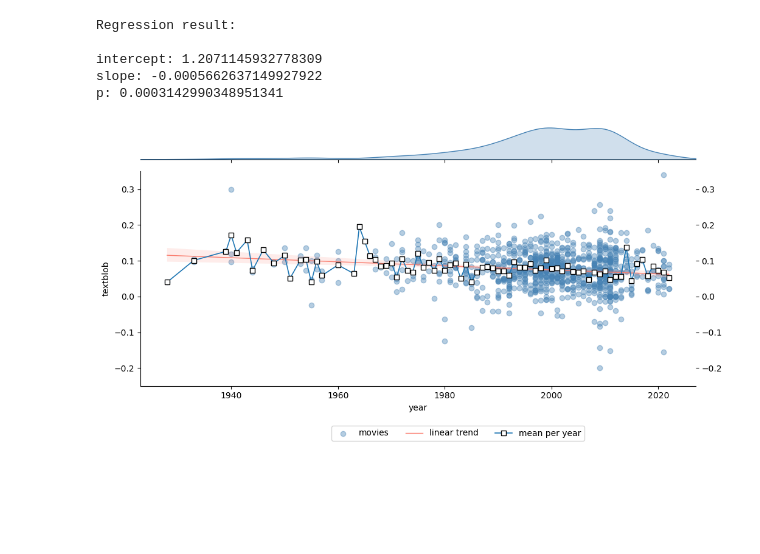
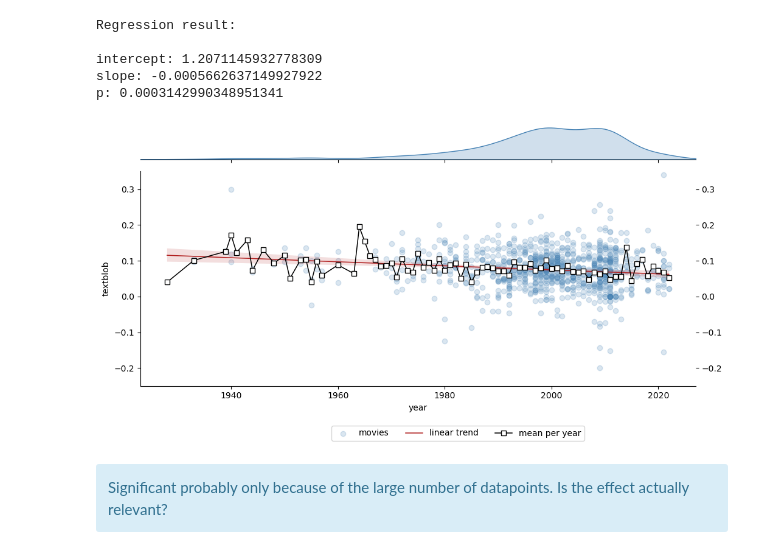
Before and after one commit to dominikpegler/computational-social-sciences, a Jupyter notebook: assignments/Assignment 4 - Socioeconomic analysis.ipynb, the cells around one changed output. Saved outputs shown, nothing was run; the diff lists cells and outputs as text; code cells hidden in the pictures; blank space fills up the shorter version.

```diff
--- a/assignments/Assignment 4 - Socioeconomic analysis.ipynb
+++ b/assignments/Assignment 4 - Socioeconomic analysis.ipynb
@@ -192,37 +192,40 @@ g = sns.JointGrid(
     y=df.textblob,
     ylim=(-0.25, 0.35),
     xlim=(-5 + min(df.year), 5 + max(df.year)),
 )
 
 regplot = g.plot_joint(
     sns.regplot,
-    scatter_kws=dict(alpha=0.4, color="steelblue"),
-    line_kws=dict(color="salmon", lw=1, label="linear trend", linestyle="-"),
+    scatter_kws=dict(alpha=0.2, color="steelblue"),
+    line_kws=dict(color="firebrick", lw=1.1, label="linear trend", linestyle="-"),
     label="movies",
 )
 
 g.plot_marginals(sns.kdeplot, fill=True, color="steelblue")
 g.ax_marg_y.set_visible(False)
 
 g.fig.figure.set_figheight(5)
 g.fig.figure.set_figwidth(12)
 
+palette = sns.color_palette(["black"])
+
 lplot = sns.lineplot(
     df_clean.groupby("year").mean(),
-    color="gray",
-    label="mean per year",
-    lw=1.2,
-    linestyle="--",
+    lw=1.1,
     marker="s",
     markersize=6,
     markeredgecolor="black",
     markeredgewidth=1,
     markerfacecolor="white",
     ax=g.ax_joint,
+    palette=palette,
+    label="mean per year",
     legend=False,
 )
 g.ax_joint.tick_params(right=True, labelright=True, grid_color="black")
 g.fig.legend(loc="upper center", bbox_to_anchor=(0.5, 0), ncol=3)
 g.fig.tight_layout();
 # %% [output]
-[figure, old version]
+[figure, new version]
+# %% [markdown]
+<div class="alert alert-info">Significant probably only because of the large number of datapoints. Is the effect actually relevant?</div>
```
